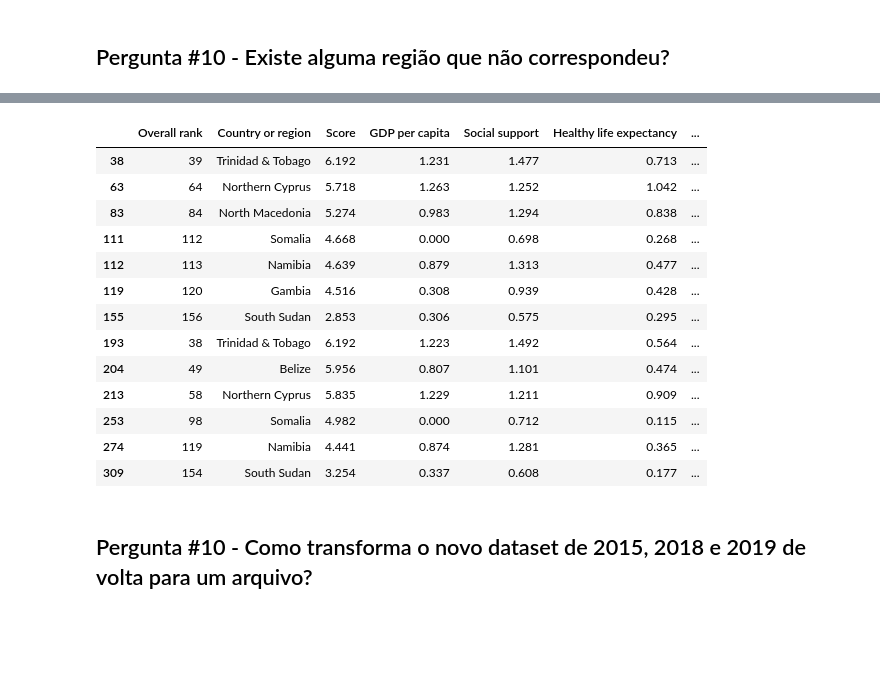
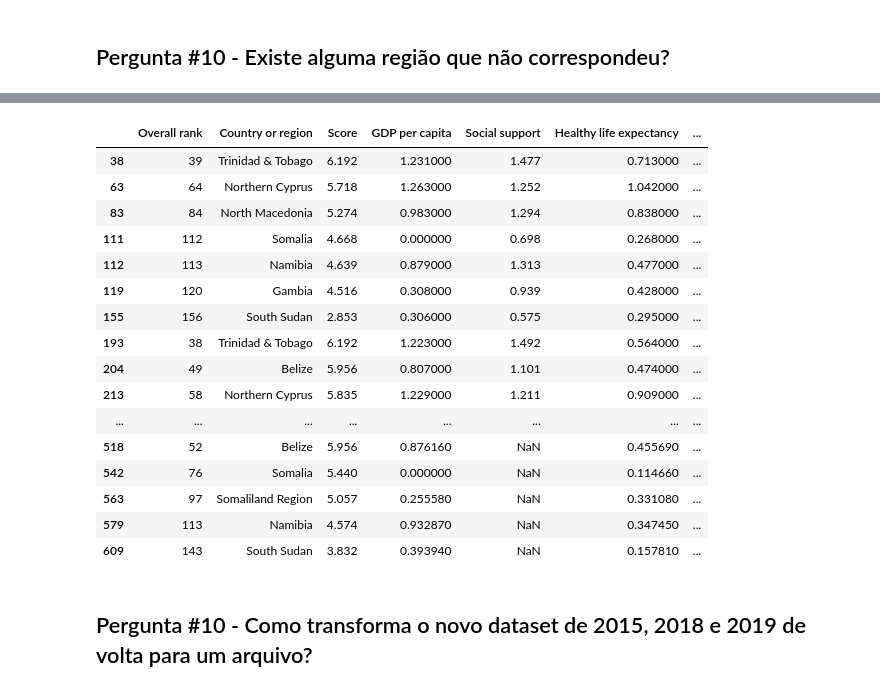
Before and after one commit to Gastaldl/Analise-do-Ranking-dos-Paises-Em-Felicidade, a Jupyter notebook: Projeto Pandas World Happiness Data.ipynb, the cells around one changed output, grey strips where cells are left out. Drawn from its saved outputs; the diff is of its cells as text; code cells hidden in the pictures; blank space fills up the shorter version.

```diff
--- a/Projeto Pandas World Happiness Data.ipynb
+++ b/Projeto Pandas World Happiness Data.ipynb
@@ -589,0 +703,3 @@ df_19_18_15
+# %%
+df_principal = df_principal.drop(columns=["Whisker.high", "Whisker.low", "Family", "Dystopia Residual", "Lower Confidence Interval", "Upper Confidence Interval", "Standard Error"])
+df_principal
@@ -608,5 +754,5 @@ map_regiao_df
 | 157 | Togo | Sub-Saharan Africa |
 158 rows × 2 columns
 # %%
-df_19_18_15 = df_19_18_15.drop(columns=["Region"])
+df_principal = df_principal.drop(columns=["Region"])
 # %%
@@ -628,3 +774,3 @@ df_19_18_15
 # %%
-df_com_region = pd.merge(left = df_19_18_15, right = map_regiao_df, how = "left", on = "Country or region")
+df_principal= pd.merge(left = df_principal, right = map_regiao_df, how = "left", on = "Country or region")
 # %%
@@ -646,7 +792,7 @@ df_com_region
 # %% [markdown]
 ## Pergunta #10 - Existe alguma região que não correspondeu?
 # %%
-bool_region_mask = df_com_region["Region"].isna()
+bool_region_mask = df_principal["Region"].isna()
 # %%
 bool_region_mask.sum()
 # %% [output]
@@ -654,20 +800,23 @@ bool_region_mask.sum()
 # %%
-df_com_region[bool_region_mask]
+df_principal[bool_region_mask]
 # %% [output]
 |  | Overall rank | Country or region | Score | GDP per capita | Social support | Healthy life expectancy | ... |
-| 38 | 39 | Trinidad & Tobago | 6.192 | 1.231 | 1.477 | 0.713 | ... |
-| 63 | 64 | Northern Cyprus | 5.718 | 1.263 | 1.252 | 1.042 | ... |
-| 83 | 84 | North Macedonia | 5.274 | 0.983 | 1.294 | 0.838 | ... |
-| 111 | 112 | Somalia | 4.668 | 0.000 | 0.698 | 0.268 | ... |
-| 112 | 113 | Namibia | 4.639 | 0.879 | 1.313 | 0.477 | ... |
-| 119 | 120 | Gambia | 4.516 | 0.308 | 0.939 | 0.428 | ... |
-| 155 | 156 | South Sudan | 2.853 | 0.306 | 0.575 | 0.295 | ... |
-| 193 | 38 | Trinidad & Tobago | 6.192 | 1.223 | 1.492 | 0.564 | ... |
-| 204 | 49 | Belize | 5.956 | 0.807 | 1.101 | 0.474 | ... |
-| 213 | 58 | Northern Cyprus | 5.835 | 1.229 | 1.211 | 0.909 | ... |
-| 253 | 98 | Somalia | 4.982 | 0.000 | 0.712 | 0.115 | ... |
-| 274 | 119 | Namibia | 4.441 | 0.874 | 1.281 | 0.365 | ... |
-| 309 | 154 | South Sudan | 3.254 | 0.337 | 0.608 | 0.177 | ... |
+| 38 | 39 | Trinidad & Tobago | 6.192 | 1.231000 | 1.477 | 0.713000 | ... |
+| 63 | 64 | Northern Cyprus | 5.718 | 1.263000 | 1.252 | 1.042000 | ... |
+| 83 | 84 | North Macedonia | 5.274 | 0.983000 | 1.294 | 0.838000 | ... |
+| 111 | 112 | Somalia | 4.668 | 0.000000 | 0.698 | 0.268000 | ... |
+| 112 | 113 | Namibia | 4.639 | 0.879000 | 1.313 | 0.477000 | ... |
+| 119 | 120 | Gambia | 4.516 | 0.308000 | 0.939 | 0.428000 | ... |
+| 155 | 156 | South Sudan | 2.853 | 0.306000 | 0.575 | 0.295000 | ... |
+| 193 | 38 | Trinidad & Tobago | 6.192 | 1.223000 | 1.492 | 0.564000 | ... |
+| 204 | 49 | Belize | 5.956 | 0.807000 | 1.101 | 0.474000 | ... |
+| 213 | 58 | Northern Cyprus | 5.835 | 1.229000 | 1.211 | 0.909000 | ... |
+| ... | ... | ... | ... | ... | ... | ... | ... |
+| 518 | 52 | Belize | 5.956 | 0.876160 | NaN | 0.455690 | ... |
+| 542 | 76 | Somalia | 5.440 | 0.000000 | NaN | 0.114660 | ... |
+| 563 | 97 | Somaliland Region | 5.057 | 0.255580 | NaN | 0.331080 | ... |
+| 579 | 113 | Namibia | 4.574 | 0.932870 | NaN | 0.347450 | ... |
+| 609 | 143 | South Sudan | 3.832 | 0.393940 | NaN | 0.157810 | ... |
 # %% [markdown]
 ## Pergunta #10 - Como transforma o novo dataset de 2015, 2018 e 2019 de volta para um arquivo?
 # %%
```
Also changed, not shown: parts of 55 cells of this notebook.
